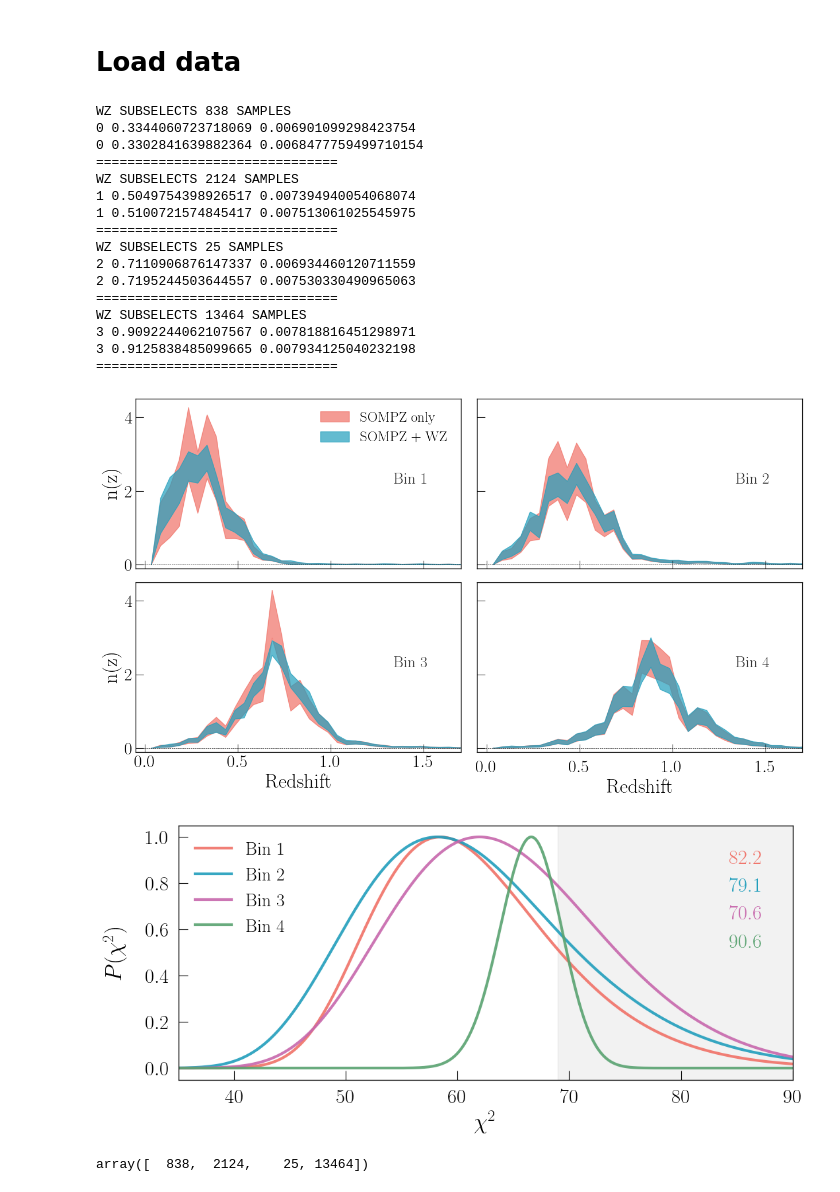
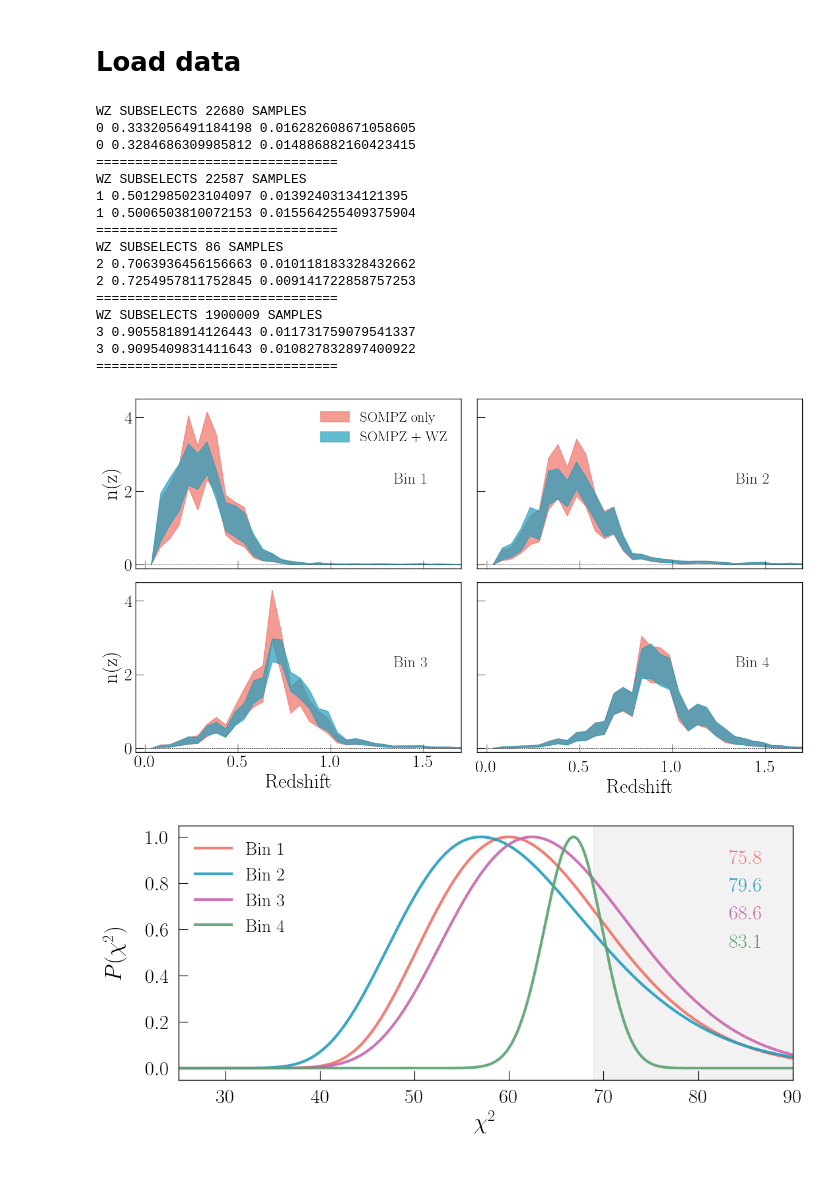
Before and after one commit to DhayaaAnbajagane/CosmicShearPhotoZ, a Jupyter notebook: paper_plots/SOMPZplusWZ.ipynb, the cells around one changed output. Drawn from its saved outputs; the diff is of its cells as text; code cells hidden in the pictures.

Commit message:
Update paper plots

```diff
--- a/paper_plots/SOMPZplusWZ.ipynb
+++ b/paper_plots/SOMPZplusWZ.ipynb
@@ -40,14 +40,14 @@ zbins   = np.arange(min_z,max_z+delta_z,delta_z)
 zbinsc  = zbins[:-1]+(zbins[1]-zbins[0])/2.
 
 
-files = sorted(glob.glob('/project/chihway/dhayaa/DECADE/SOMPZ/Runs/20240408/Final/nz_Samp*.npy'))
+files = sorted(glob.glob('/project/chihway/dhayaa/DECADE/SOMPZ/Runs/20241113/Final/nz_Samp*.npy'))
 X  = np.concatenate([np.load(f) for f in files]) / delta_z
 
 colors2 =['C0', 'C1', 'C2', 'C3']
 
-Likelihood  = np.load('/project/chihway/dhayaa/DECADE/SOMPZ/Runs/20240408/Final/LnLikelihood_Fiducial_all.npy')
+Likelihood  = np.load('/project/chihway/dhayaa/DECADE/SOMPZ/Runs/20241113/Final/LnLikelihood_Fiducial_all.npy')
 max_like    = np.min(Likelihood[..., 0], axis = 0)
-good        = np.abs(Likelihood[..., 0] - max_like) < stats.chi2.ppf(stats.norm.cdf(5), 8)/2
+good        = np.abs(Likelihood[..., 0] - max_like) < stats.chi2.ppf(stats.norm.cdf(5), 8)
 
 Z  = np.load('/project/chihway/dhayaa/DECADE/Wz/20240726_fiducial_Wz_600patch_urmask_CovMat.npy', allow_pickle = True)[()]
 z = np.linspace(0.1, 2.1, 40 + 1)
@@ -94,52 +94,48 @@ plt.tick_params(which = 'both', pad = 10)
 plt.savefig('./SOMPZ_WZ_Combo.pdf', dpi = 300, bbox_inches = 'tight')
 plt.show()
 # %% [output]
-WZ SUBSELECTS 838 SAMPLES
-0 0.3344060723718069 0.006901099298423754
-0 0.3302841639882364 0.0068477759499710154
+WZ SUBSELECTS 22680 SAMPLES
+0 0.3332056491184198 0.016282608671058605
+0 0.3284686309985812 0.014886882160423415
 ===============================
-WZ SUBSELECTS 2124 SAMPLES
-1 0.5049754398926517 0.007394940054068074
-1 0.5100721574845417 0.007513061025545975
+WZ SUBSELECTS 22587 SAMPLES
+1 0.5012985023104097 0.01392403134121395
+1 0.5006503810072153 0.015564255409375904
 ===============================
-WZ SUBSELECTS 25 SAMPLES
-2 0.7110906876147337 0.006934460120711559
-2 0.7195244503644557 0.007530330490965063
+WZ SUBSELECTS 86 SAMPLES
+2 0.7063936456156663 0.010118183328432662
+2 0.7254957811752845 0.009141722858757253
 ===============================
-WZ SUBSELECTS 13464 SAMPLES
-3 0.9092244062107567 0.007818816451298971
-3 0.9125838485099665 0.007934125040232198
+WZ SUBSELECTS 1900009 SAMPLES
+3 0.9055818914126443 0.011731759079541337
+3 0.9095409831411643 0.010827832897400922
 ===============================
-[figure, old version]
+[figure, new version]
 # %%
 plt.figure(figsize = (12,5))
 for i in range(4):
 
-    X, bins = np.histogram(Likelihood[:, i, 1], bins = 1000, range = (30, 140))
+    X, bins = np.histogram(Likelihood[:, i, 1], bins = 1000, range = (20, 140))
     bins = (bins[1:] + bins[:-1])/2
     dX   = bins[1] - bins[0]
     X = gaussian_filter1d(X, 2/dX)
     X = X/np.max(X)
     plt.plot(bins, X, lw = 3, label = 'Bin %d' % (i + 1), color = 'C%d' % i, alpha = 0.9);
     avg  = np.average(Likelihood[:, i, 1] < stats.chi2(40).ppf(0.997))
     avg2 = np.average(Likelihood[:, i, 1] < stats.chi2(40).ppf(0.95))
     plt.text(0.95, 0.85 - 0.11*i, r'%0.1f' % (avg*100), fontsize = 22, color = 'C%d' % i,
              transform = plt.gca().transAxes, ha = 'right')
 plt.legend(fontsize = 20)
 
 # plt.axvline(stats.chi2(40).ppf(0.997), color = 'k', lw = 2, ls = '--', zorder = -100)
 plt.axvspan(stats.chi2(40).ppf(0.997), 90, color = 'k', alpha = 0.05)
 plt.xlabel(r'$\chi^2$', size = 25)
 plt.ylabel(r'$P(\chi^2)$', size = 25, labelpad = 20)
 
-plt.xlim(35, 90)
+plt.xlim(25, 90)
 
 plt.tick_params(which = 'both', pad = 10)
 plt.savefig('./SOMPZ_WZ_chi2.pdf', dpi = 300, bbox_inches = 'tight')
 plt.show()
 # %% [output]
-[figure, old version]
+[figure, new version]
-# %%
-np.sum(good[:, :], axis = 0)
-# %% [output]
-array([  838,  2124,    25, 13464])
```
Also changed, not shown: parts of 1 cell of this notebook, 1 other file.
